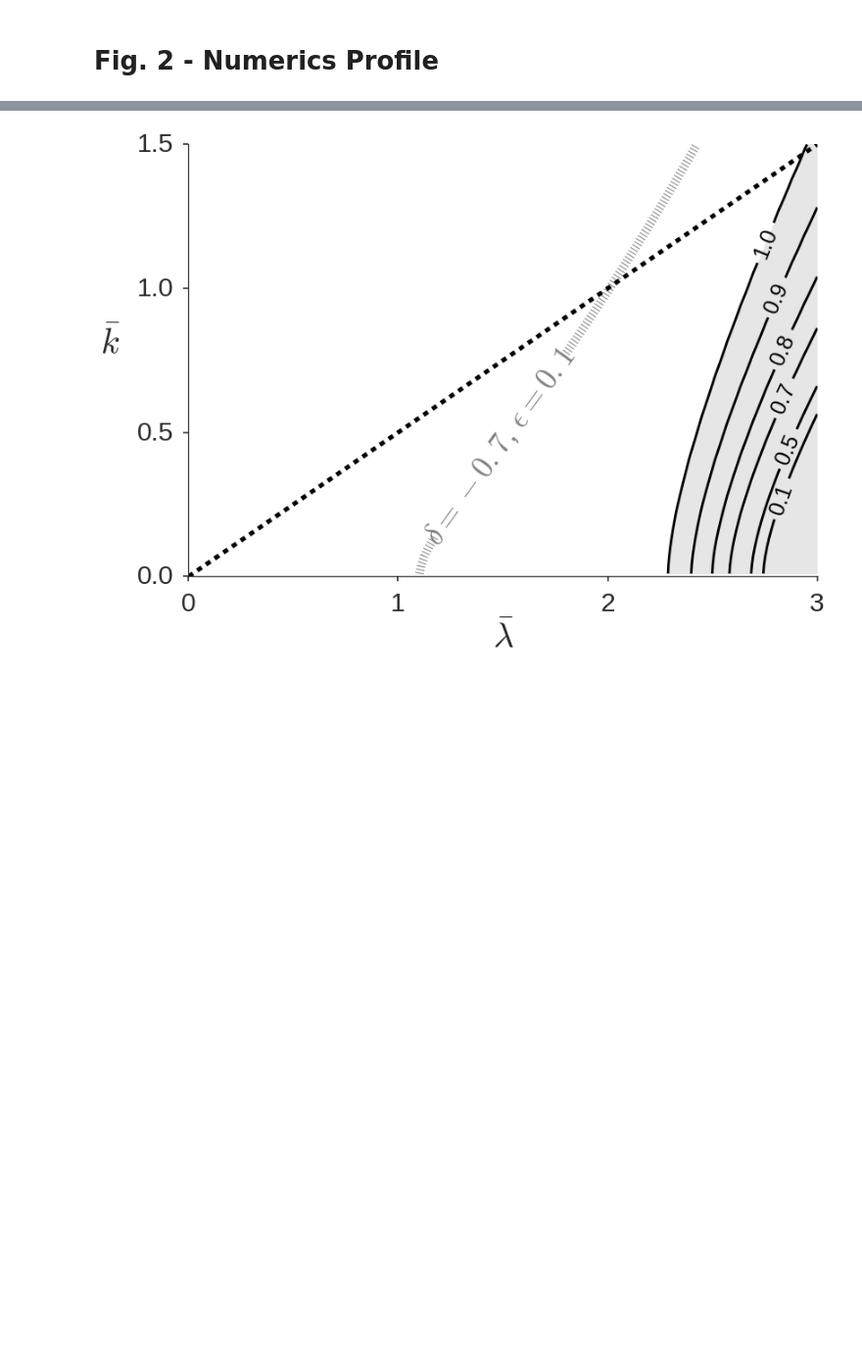
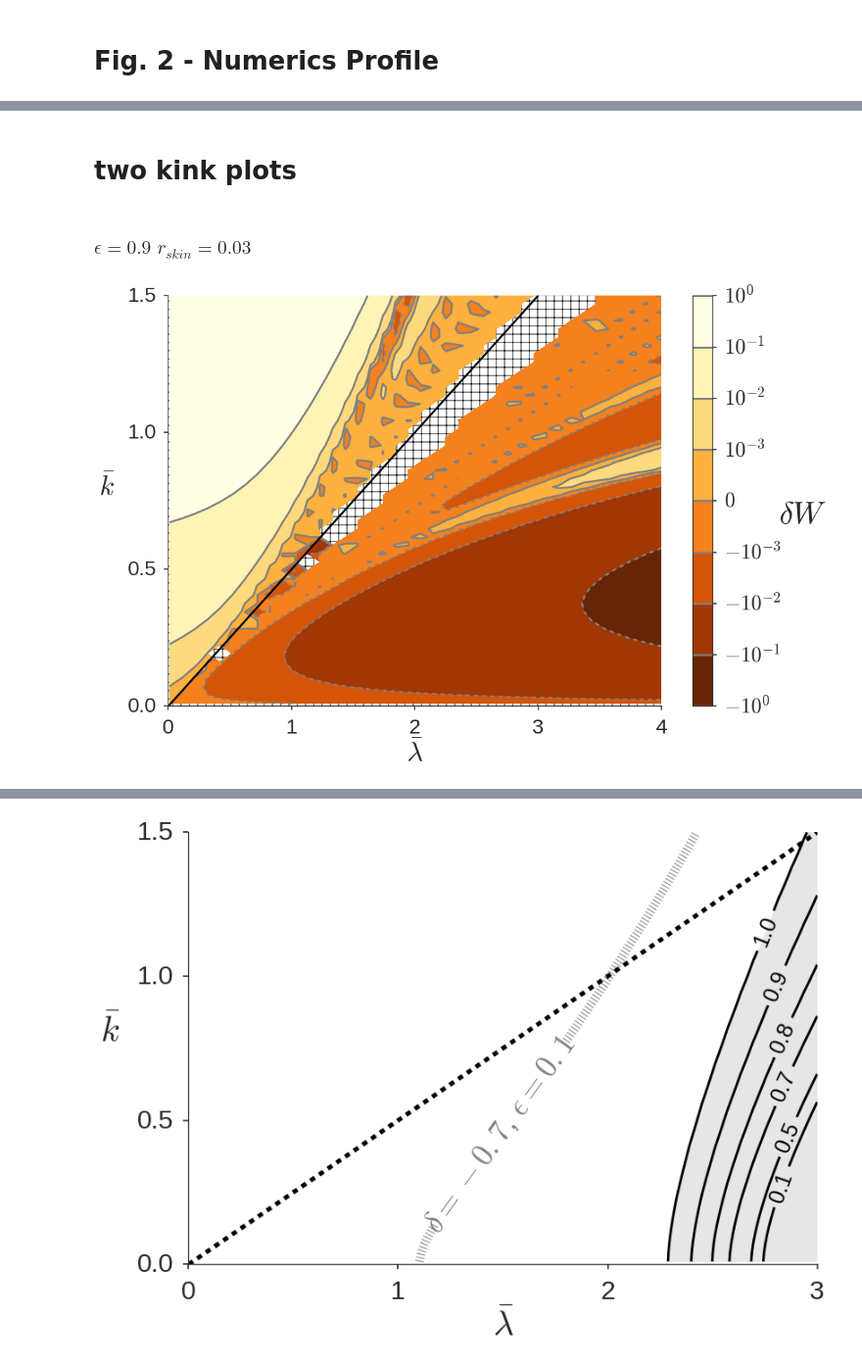
Before and after one commit to jensv/fluxtubestability, a Jupyter notebook: ipython_notebooks/paper_figures.ipynb, the cells around one changed output, grey strips where cells are left out. Shown at 98% size. Cells and saved outputs as stored; diff of their text form; code cells hidden in the pictures; blank space fills up the shorter version.

```diff
--- a/ipython_notebooks/paper_figures.ipynb
+++ b/ipython_notebooks/paper_figures.ipynb
@@ -945,0 +663,19 @@ plt.show()
+# %% [markdown]
+# two kink plots
+# %% [markdown]
+### $\epsilon= 0.9$ $r_{skin}=0.03$
+# %%
+fig = plt.figure(figsize=(15,10))
+
+plot.plot_lambda_k_space_dw('../../output/2016-01-31-13-02/meshes.npz',
+                            1., 'ep12-m1', mode_to_plot='m_neg_1',
+                            levels=[-1, -1e-1, -1e-2, -1e-3,
+                                    0, 1e-3, 1e-2, 1e-1, 1],
+                            norm=True, analytic_compare=False,
+                            log=False,
+                            label_pos=None,
+                            interpolate=False, cmap="YlOrBr_r",
+                            hatch=True,
+                            bounds=(1.5, 4))
+# %% [output]
+[figure, added]
```
Also changed, not shown: parts of 19 cells of this notebook, 3 other files.
